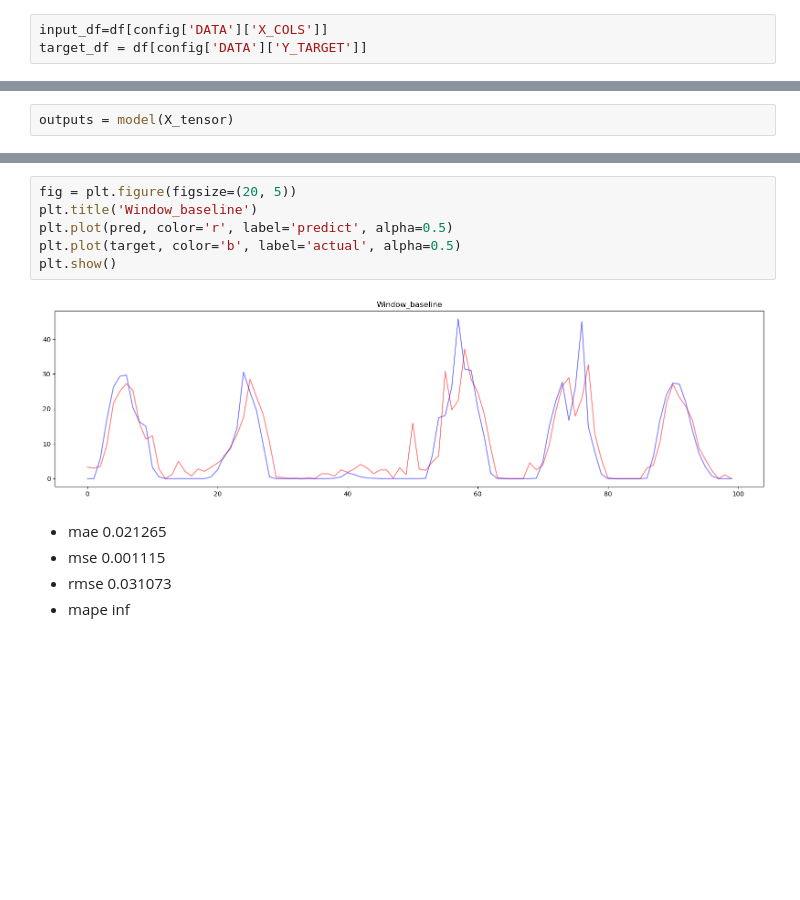
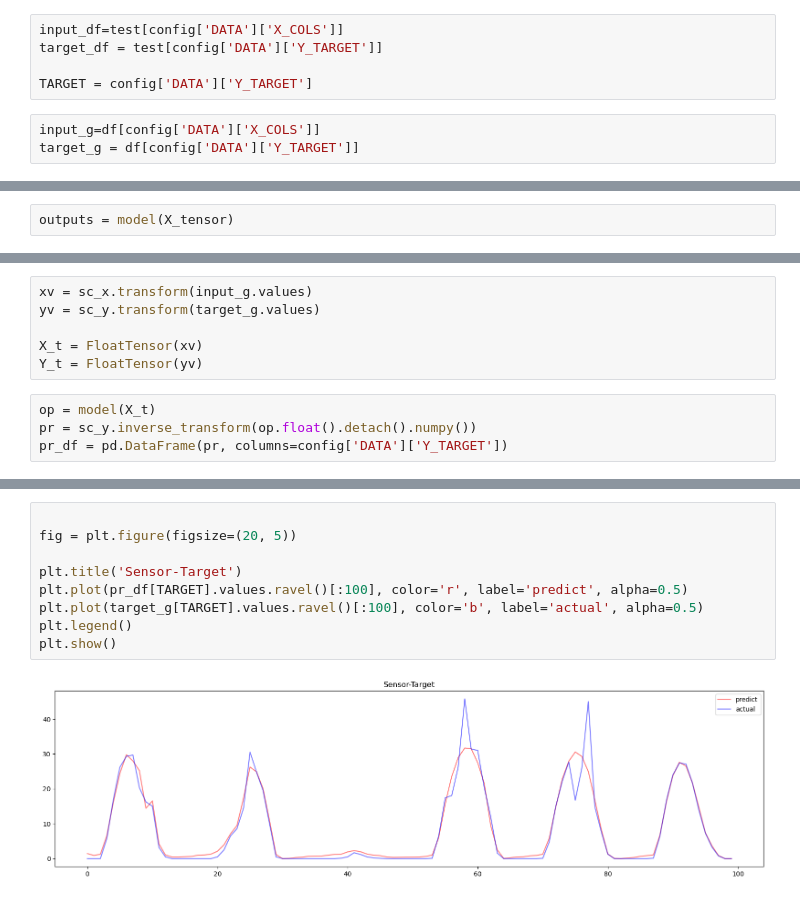
Before and after one commit to protoheo/energy-time-series, a Jupyter notebook: z.baseline.ipynb, the cells around one changed output, grey strips where cells are left out. Drawn from its saved outputs; the diff is of its cells as text; blank space fills up the shorter version.

```diff
--- a/z.baseline.ipynb
+++ b/z.baseline.ipynb
@@ -85,6 +35,11 @@ sc_y = joblib.load(scaler_y)
+# %%
+input_df=test[config['DATA']['X_COLS']]
+target_df = test[config['DATA']['Y_TARGET']]
+
+TARGET = config['DATA']['Y_TARGET']
 # %%
-input_df=df[config['DATA']['X_COLS']]
-target_df = df[config['DATA']['Y_TARGET']]
+input_g=df[config['DATA']['X_COLS']]
+target_g = df[config['DATA']['Y_TARGET']]
 # %%
 from torch import FloatTensor
 
@@ -100,0 +56,10 @@ target = target_df.values[:100].ravel()
+# %%
+xv = sc_x.transform(input_g.values)
+yv = sc_y.transform(target_g.values)
+
+X_t = FloatTensor(xv)
+Y_t = FloatTensor(yv)
+# %%
+op = model(X_t)
+pr = sc_y.inverse_transform(op.float().detach().numpy())
+pr_df = pd.DataFrame(pr, columns=config['DATA']['Y_TARGET'])
@@ -101,13 +76,11 @@ target = target_df.values[:100].ravel()
 # %%
+
 fig = plt.figure(figsize=(20, 5))
-plt.title('Window_baseline')
-plt.plot(pred, color='r', label='predict', alpha=0.5)
-plt.plot(target, color='b', label='actual', alpha=0.5)
+
+plt.title('Sensor-Target')
+plt.plot(pr_df[TARGET].values.ravel()[:100], color='r', label='predict', alpha=0.5)
+plt.plot(target_g[TARGET].values.ravel()[:100], color='b', label='actual', alpha=0.5)
+plt.legend()
 plt.show()
 # %% [output]
-[figure, old version]
+[figure, new version]
-# %% [markdown]
-- mae     0.021265
-- mse     0.001115
-- rmse    0.031073
-- mape         inf
```
Also changed, not shown: parts of 15 cells of this notebook, 7 other files.
